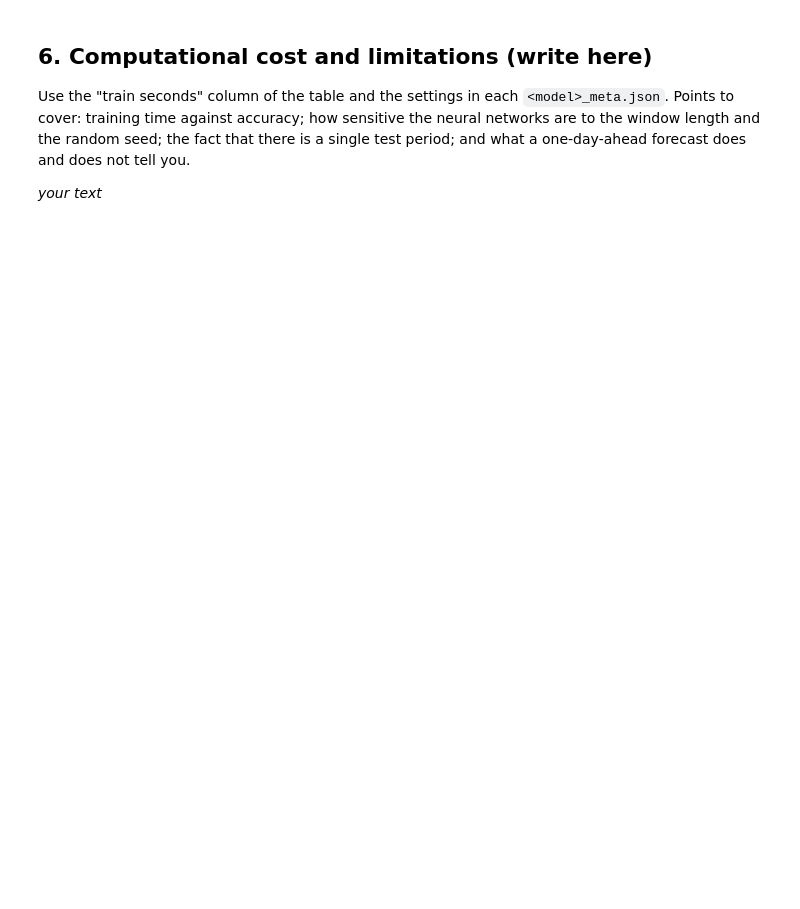
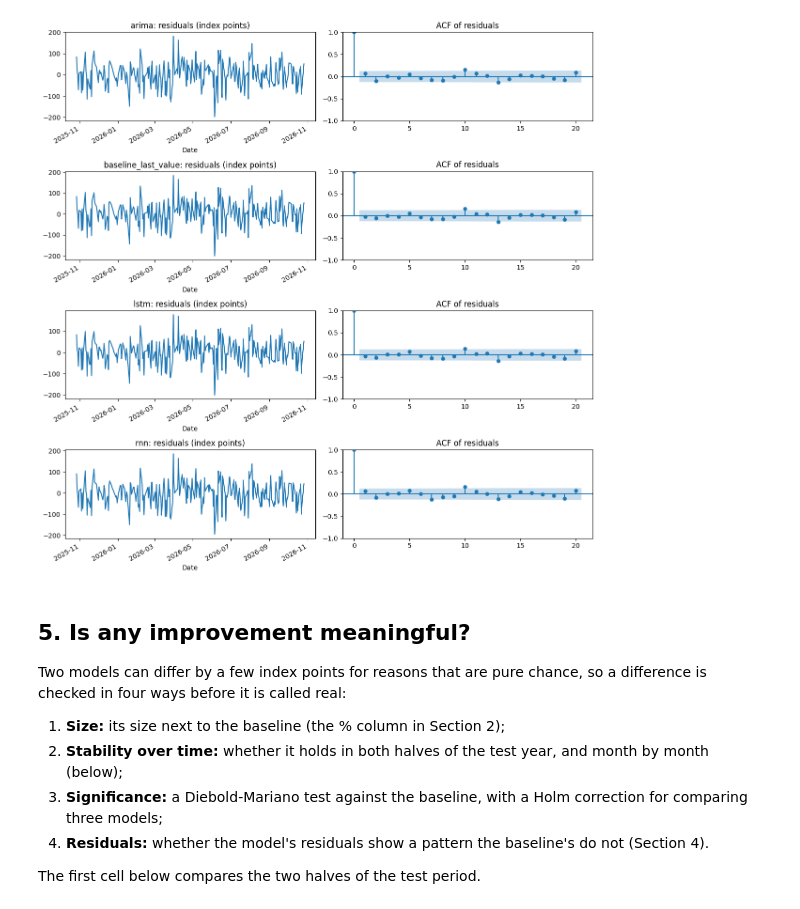
Before and after one commit to Makkaii7/sp500-forecasting, a Jupyter notebook: notebooks/03_baseline_and_evaluation.ipynb, the cells around one changed output. Saved outputs shown, nothing was run; the diff lists cells and outputs as text; code cells hidden in the pictures; blank space fills up the shorter version.

```diff
--- a/notebooks/03_baseline_and_evaluation.ipynb
+++ b/notebooks/03_baseline_and_evaluation.ipynb
@@ -132,19 +173,22 @@ baseline's do not. Write the conclusion in words a reader can check against the
 # %%
-half = len(test) // 2
-rows = []
-for f in files:
+from statsmodels.graphics.tsaplots import plot_acf       # autocorrelation plot
+fig, axes = plt.subplots(len(files), 2, figsize=(12, 3 * len(files)))
+for row, f in zip(np.atleast_2d(axes), files):
     p = pd.read_csv(f, parse_dates=[0], index_col=0)
-    name = pathlib.Path(f).stem.replace("_predictions", "")
-    rows.append({"model": name,
-                 "RMSE first half": common.rmse(p["actual_close"].iloc[:half], p["predicted_close"].iloc[:half]),
-                 "RMSE second half": common.rmse(p["actual_close"].iloc[half:], p["predicted_close"].iloc[half:])})
-pd.DataFrame(rows).set_index("model").round(2)
+    resid = (p["actual_close"] - p["predicted_close"]).dropna()             # actual minus predicted, in index points
+    resid.plot(ax=row[0], title=pathlib.Path(f).stem.replace("_predictions", "") + ": residuals (index points)")
+    plot_acf(resid, lags=20, ax=row[1], title="ACF of residuals")           # bars outside the band = leftover pattern
+plt.tight_layout()
+# %% [output]
+[figure, added]
 # %% [markdown]
-## 6. Computational cost and limitations (write here)
+## 5. Is any improvement meaningful?
 
-Use the "train seconds" column of the table and the settings in each `<model>_meta.json`. Points to cover:
-training time against accuracy; how sensitive the neural networks are to the window length and the
-random seed; the fact that there is a single test period; and what a one-day-ahead forecast does and
-does not tell you.
+Two models can differ by a few index points for reasons that are pure chance, so a difference is checked in four ways before it is called real:
 
-_your text_
+1. **Size:** its size next to the baseline (the % column in Section 2);
+2. **Stability over time:** whether it holds in both halves of the test year, and month by month (below);
+3. **Significance:** a Diebold-Mariano test against the baseline, with a Holm correction for comparing three models;
+4. **Residuals:** whether the model's residuals show a pattern the baseline's do not (Section 4).
+
+The first cell below compares the two halves of the test period.
```
Also changed, not shown: parts of 31 cells of this notebook.
